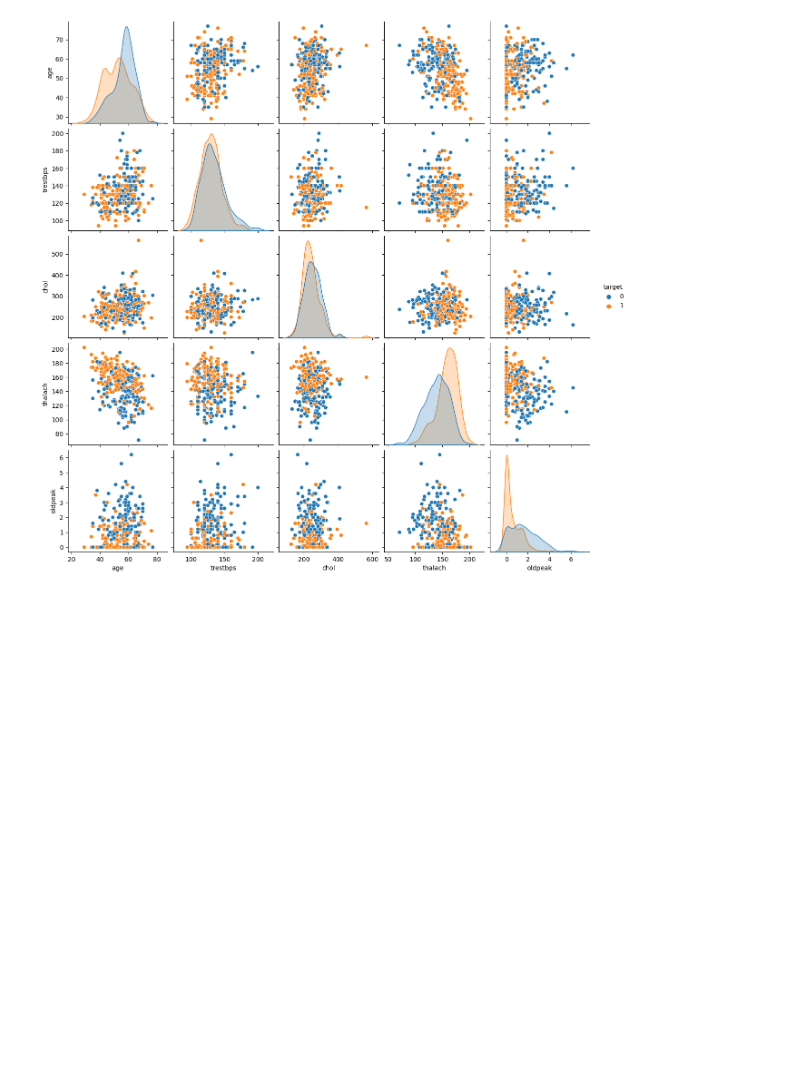
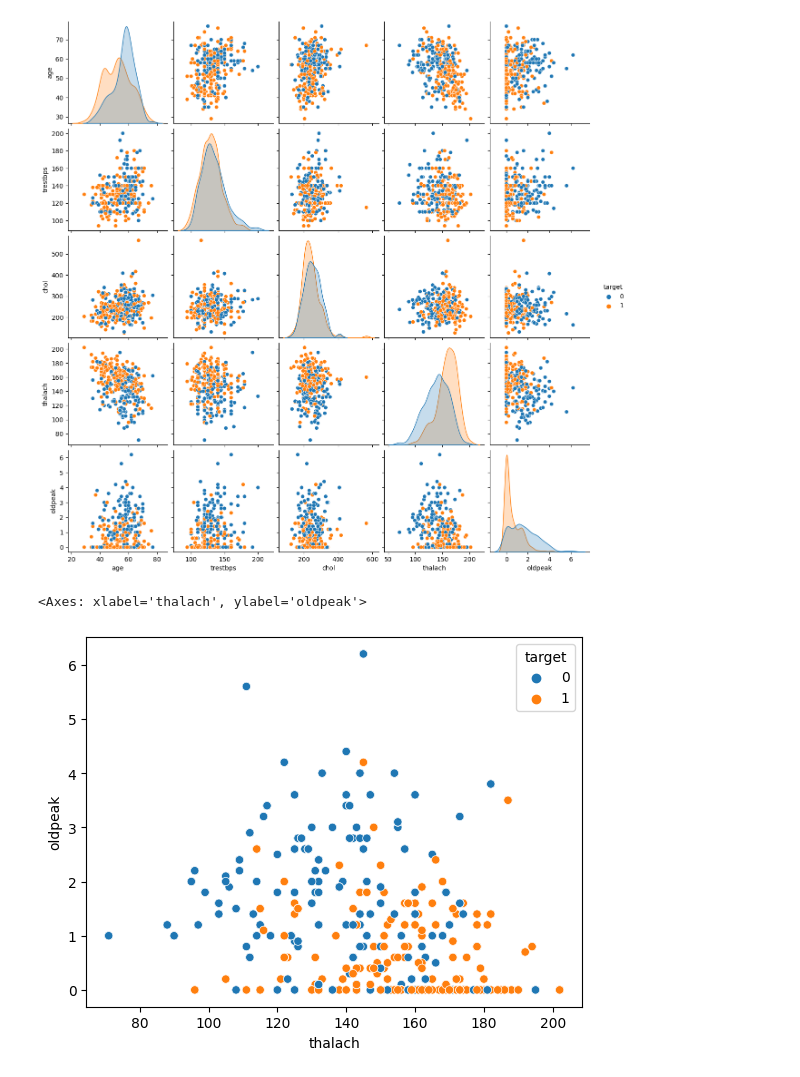
Before and after one commit to prasannashrestha011/ML_exercises, a Jupyter notebook: Heart_Disease_Analysis.ipynb, the cells around one changed output. Cells and saved outputs as stored; diff of their text form; code cells hidden in the pictures; blank space fills up the shorter version.

```diff
--- a/Heart_Disease_Analysis.ipynb
+++ b/Heart_Disease_Analysis.ipynb
@@ -218,3 +218,8 @@ sns.pairplot(df[num_features + ['target']], hue='target', diag_kind='kde')
 plt.show()
 # %% [output]
 [figure]
+# %%
+sns.scatterplot(x='thalach',y='oldpeak',hue='target',data=df)
+# %% [output]
+<Axes: xlabel='thalach', ylabel='oldpeak'>
+[figure, added]
```
Also changed, not shown: parts of 5 cells of this notebook.
